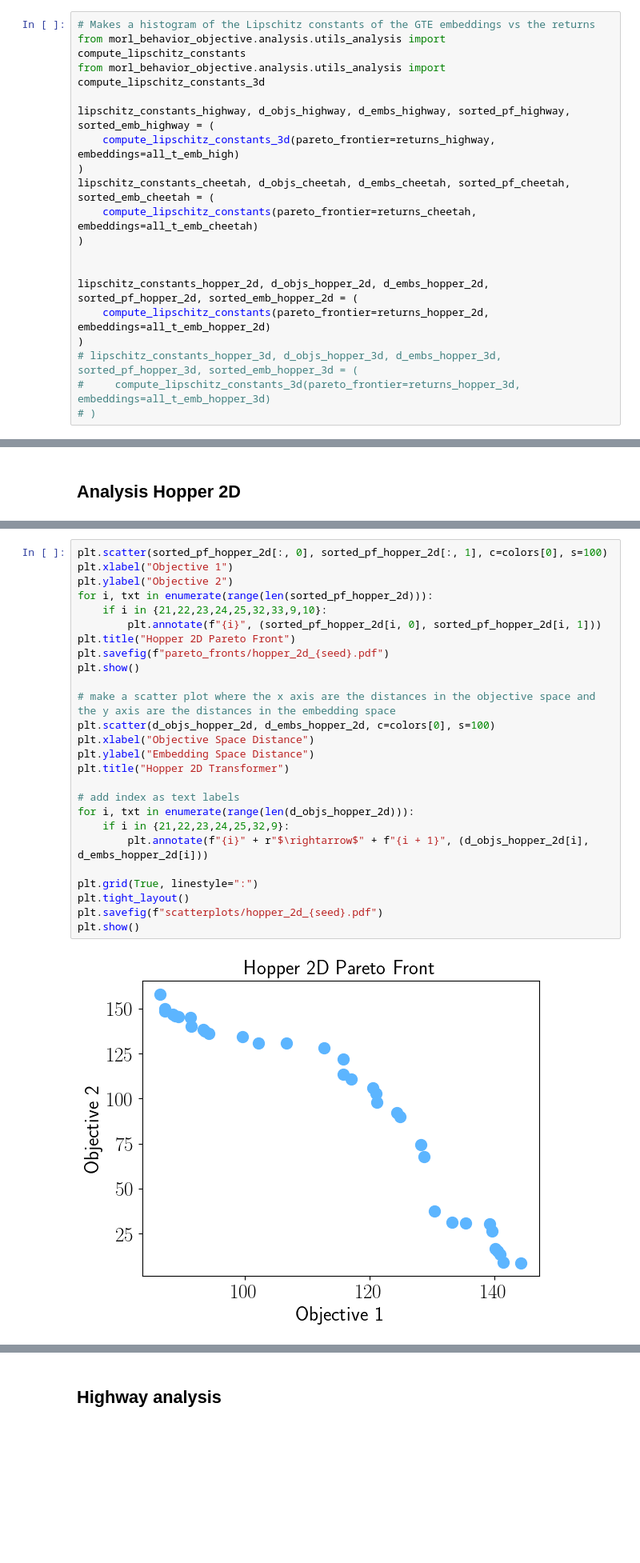
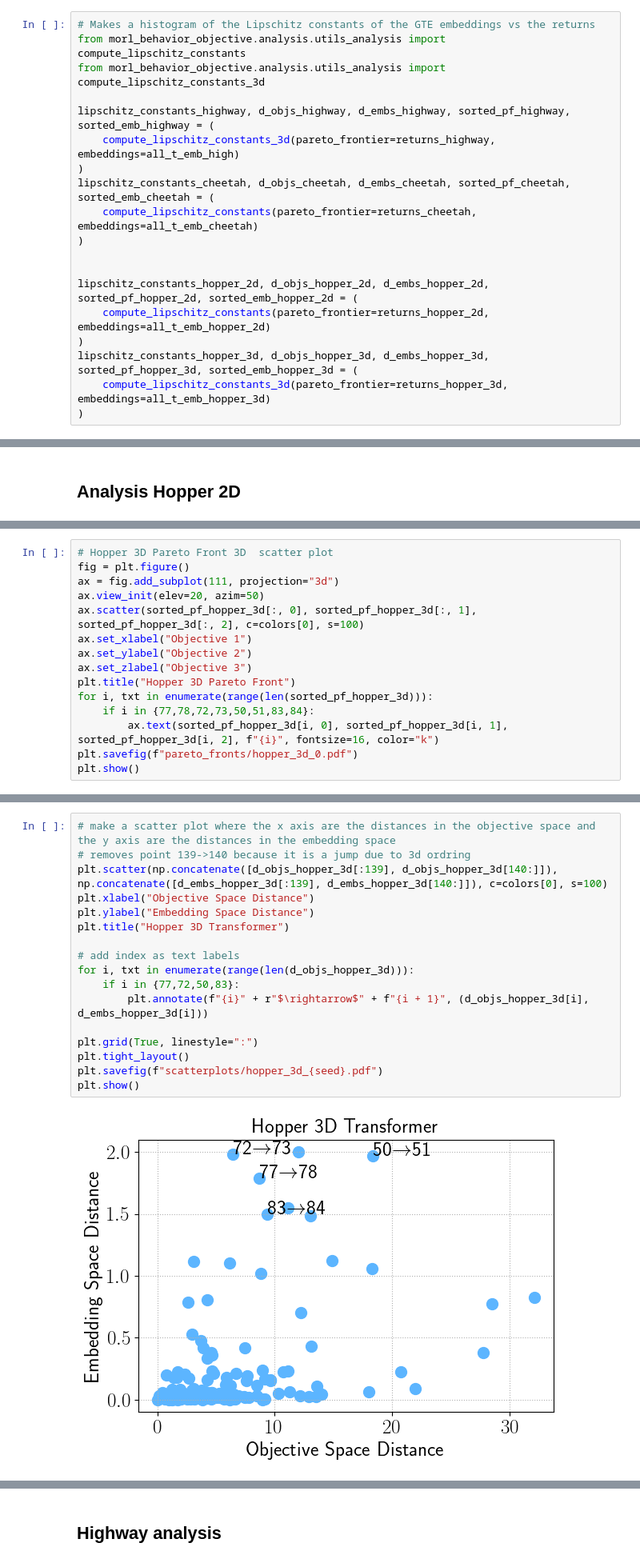
Before and after one commit to ffelten/Behavior-vs-Objective-Space, a Jupyter notebook: morl_behavior_objective/analysis/analysis_others.ipynb, the cells around one changed output, grey strips where cells are left out. Shown at 80% size. Drawn from its saved outputs; the diff is of its cells as text; blank space fills up the shorter version.

```diff
--- a/morl_behavior_objective/analysis/analysis_others.ipynb
+++ b/morl_behavior_objective/analysis/analysis_others.ipynb
@@ -177,9 +198,9 @@ lipschitz_constants_cheetah, d_objs_cheetah, d_embs_cheetah, sorted_pf_cheetah,
 lipschitz_constants_hopper_2d, d_objs_hopper_2d, d_embs_hopper_2d, sorted_pf_hopper_2d, sorted_emb_hopper_2d = (
     compute_lipschitz_constants(pareto_frontier=returns_hopper_2d, embeddings=all_t_emb_hopper_2d)
 )
-# lipschitz_constants_hopper_3d, d_objs_hopper_3d, d_embs_hopper_3d, sorted_pf_hopper_3d, sorted_emb_hopper_3d = (
-#     compute_lipschitz_constants_3d(pareto_frontier=returns_hopper_3d, embeddings=all_t_emb_hopper_3d)
-# )
+lipschitz_constants_hopper_3d, d_objs_hopper_3d, d_embs_hopper_3d, sorted_pf_hopper_3d, sorted_emb_hopper_3d = (
+    compute_lipschitz_constants_3d(pareto_frontier=returns_hopper_3d, embeddings=all_t_emb_hopper_3d)
+)
 # %% [output]
 Computing Lipschitz constant between policy 0 and 1
 2.825950643170885
@@ -251,0 +351,15 @@ RuntimeError: Failed to process string with tex because latex could not be found
+# %%
+# Hopper 3D Pareto Front 3D  scatter plot
+fig = plt.figure()
+ax = fig.add_subplot(111, projection="3d")
+ax.view_init(elev=20, azim=50)
+ax.scatter(sorted_pf_hopper_3d[:, 0], sorted_pf_hopper_3d[:, 1], sorted_pf_hopper_3d[:, 2], c=colors[0], s=100)
+ax.set_xlabel("Objective 1")
+ax.set_ylabel("Objective 2")
+ax.set_zlabel("Objective 3")
+plt.title("Hopper 3D Pareto Front")
+for i, txt in enumerate(range(len(sorted_pf_hopper_3d))):
+    if i in {77,78,72,73,50,51,83,84}:
+        ax.text(sorted_pf_hopper_3d[i, 0], sorted_pf_hopper_3d[i, 1], sorted_pf_hopper_3d[i, 2], f"{i}", fontsize=16, color="k")
+plt.savefig(f"pareto_fronts/hopper_3d_0.pdf")
+plt.show()
@@ -252,28 +368,19 @@ RuntimeError: Failed to process string with tex because latex could not be found
 # %%
-plt.scatter(sorted_pf_hopper_2d[:, 0], sorted_pf_hopper_2d[:, 1], c=colors[0], s=100)
-plt.xlabel("Objective 1")
-plt.ylabel("Objective 2")
-for i, txt in enumerate(range(len(sorted_pf_hopper_2d))):
-    if i in {21,22,23,24,25,32,33,9,10}:
-        plt.annotate(f"{i}", (sorted_pf_hopper_2d[i, 0], sorted_pf_hopper_2d[i, 1]))
-plt.title("Hopper 2D Pareto Front")
-plt.savefig(f"pareto_fronts/hopper_2d_{seed}.pdf")
-plt.show()
-
 # make a scatter plot where the x axis are the distances in the objective space and the y axis are the distances in the embedding space
-plt.scatter(d_objs_hopper_2d, d_embs_hopper_2d, c=colors[0], s=100)
+# removes point 139->140 because it is a jump due to 3d ordring
+plt.scatter(np.concatenate([d_objs_hopper_3d[:139], d_objs_hopper_3d[140:]]), np.concatenate([d_embs_hopper_3d[:139], d_embs_hopper_3d[140:]]), c=colors[0], s=100)
 plt.xlabel("Objective Space Distance")
 plt.ylabel("Embedding Space Distance")
-plt.title("Hopper 2D Transformer")
+plt.title("Hopper 3D Transformer")
 
 # add index as text labels
-for i, txt in enumerate(range(len(d_objs_hopper_2d))):
-    if i in {21,22,23,24,25,32,9}:
-        plt.annotate(f"{i}" + r"$\rightarrow$" + f"{i + 1}", (d_objs_hopper_2d[i], d_embs_hopper_2d[i]))
+for i, txt in enumerate(range(len(d_objs_hopper_3d))):
+    if i in {77,72,50,83}:
+        plt.annotate(f"{i}" + r"$\rightarrow$" + f"{i + 1}", (d_objs_hopper_3d[i], d_embs_hopper_3d[i]))
 
 plt.grid(True, linestyle=":")
 plt.tight_layout()
-plt.savefig(f"scatterplots/hopper_2d_{seed}.pdf")
+plt.savefig(f"scatterplots/hopper_3d_{seed}.pdf")
 plt.show()
 # %% [output]
-[figure, old version]
+[figure, new version]
```
Also changed, not shown: parts of 18 cells of this notebook, 2 other files.
